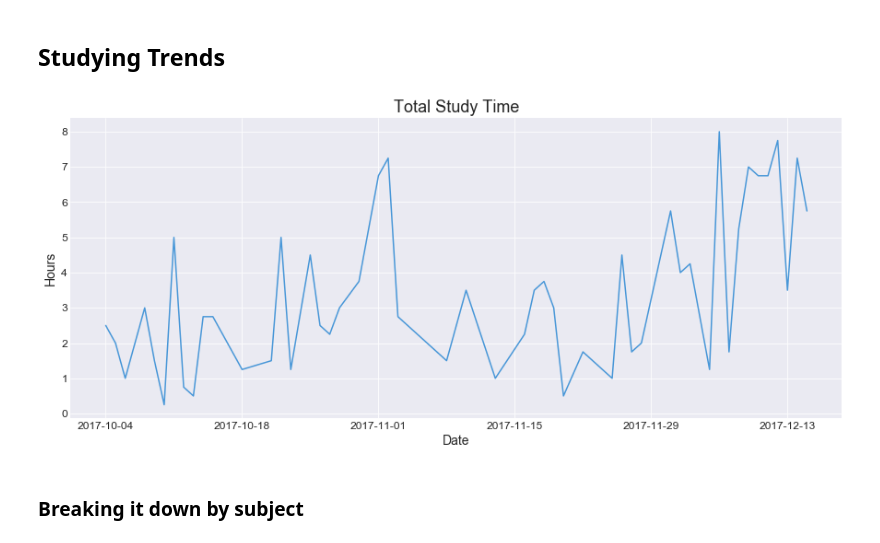
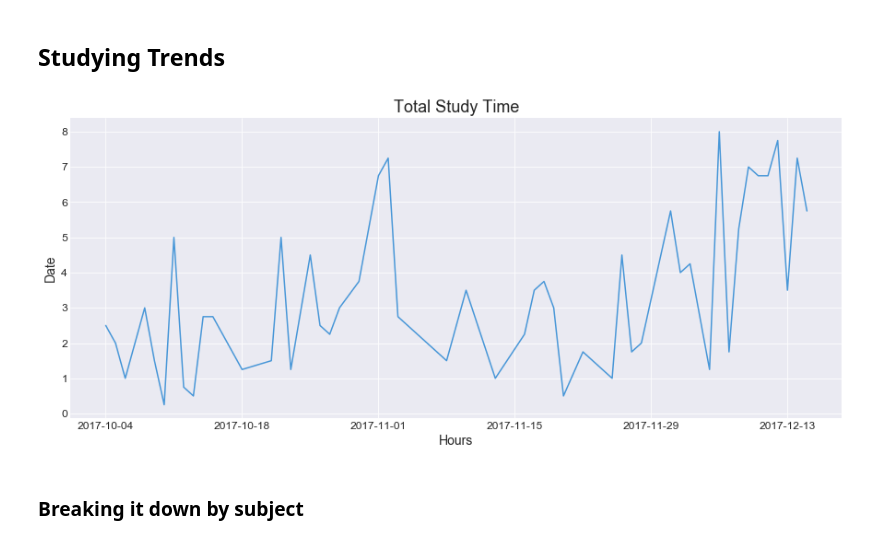
Before and after one commit to ashleyshine/ticktock, a Jupyter notebook: Tracking-Time.ipynb, the cells around one changed output. Cells and saved outputs as stored; diff of their text form; code cells hidden in the pictures.

```diff
--- a/Tracking-Time.ipynb
+++ b/Tracking-Time.ipynb
@@ -190,18 +197,14 @@ math_by_day = math_data.groupby(math_data.index).sum()
 stats_by_day = stats_data.groupby(stats_data.index).sum()
 film_by_day = film_data.groupby(film_data.index).sum()
 all_studying_data = all_studying_data.groupby(all_studying_data.index).sum()
-# %%
-fig, ax = plt.subplots(figsize=(15, 6))
-
-ax.plot(all_studying_data, color=tropical_colors_2[0]);
-
-ax.set_title("Total Study Time")
-ax.set_xlabel("Date")
-ax.set_ylabel("Hours")
-
-plt.show()
-# %% [output]
-[figure, removed]
+# %%
+fig, ax = create_plot(title="Total Study Time", ylabel="Date", xlabel="Hours")
+
+ax.plot(all_studying_data, color=tropical_colors_2[0]);
+
+plt.show()
+# %% [output]
+[figure, added]
 # %% [markdown]
 ### Breaking it down by subject
 # %%
```
Also changed, not shown: parts of 33 cells of this notebook, 1 other file.
